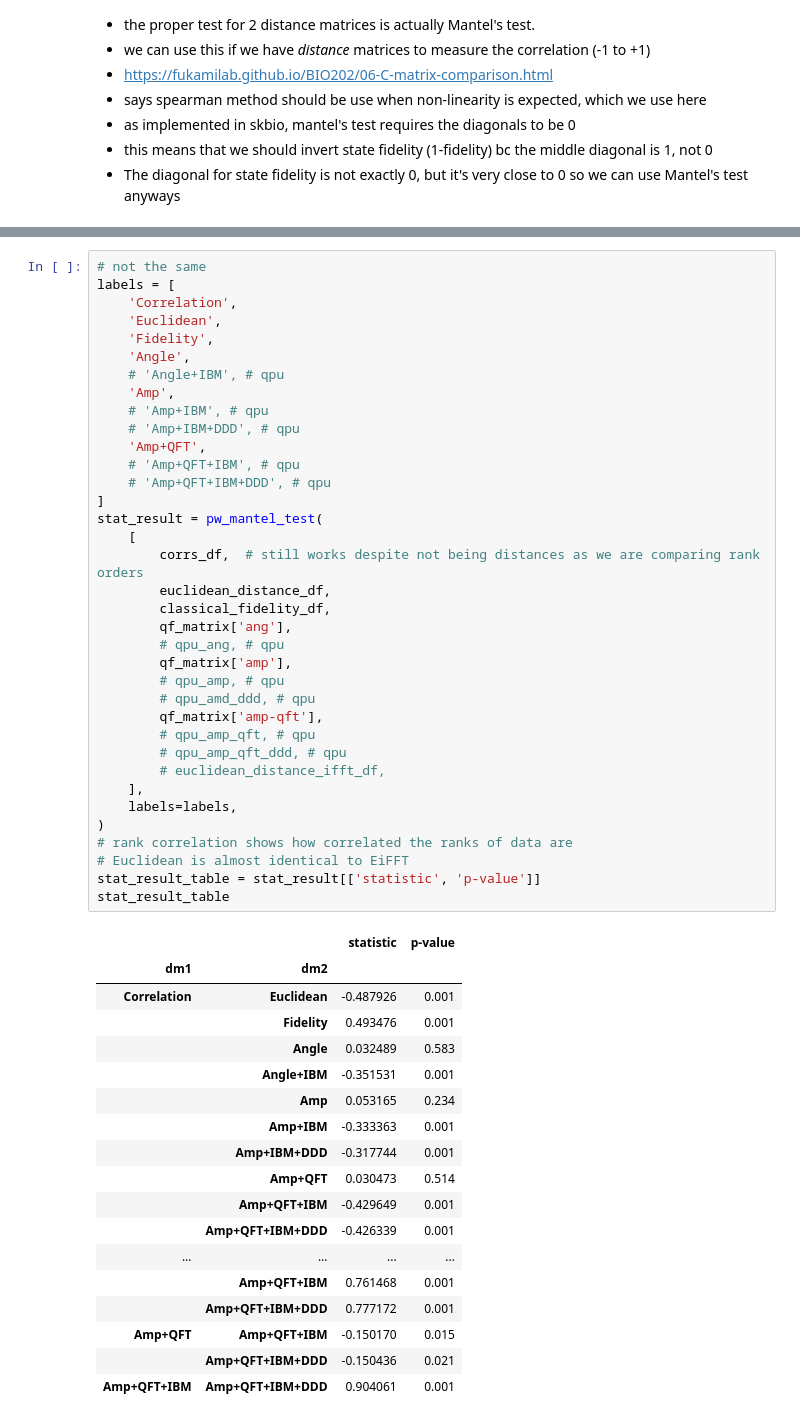
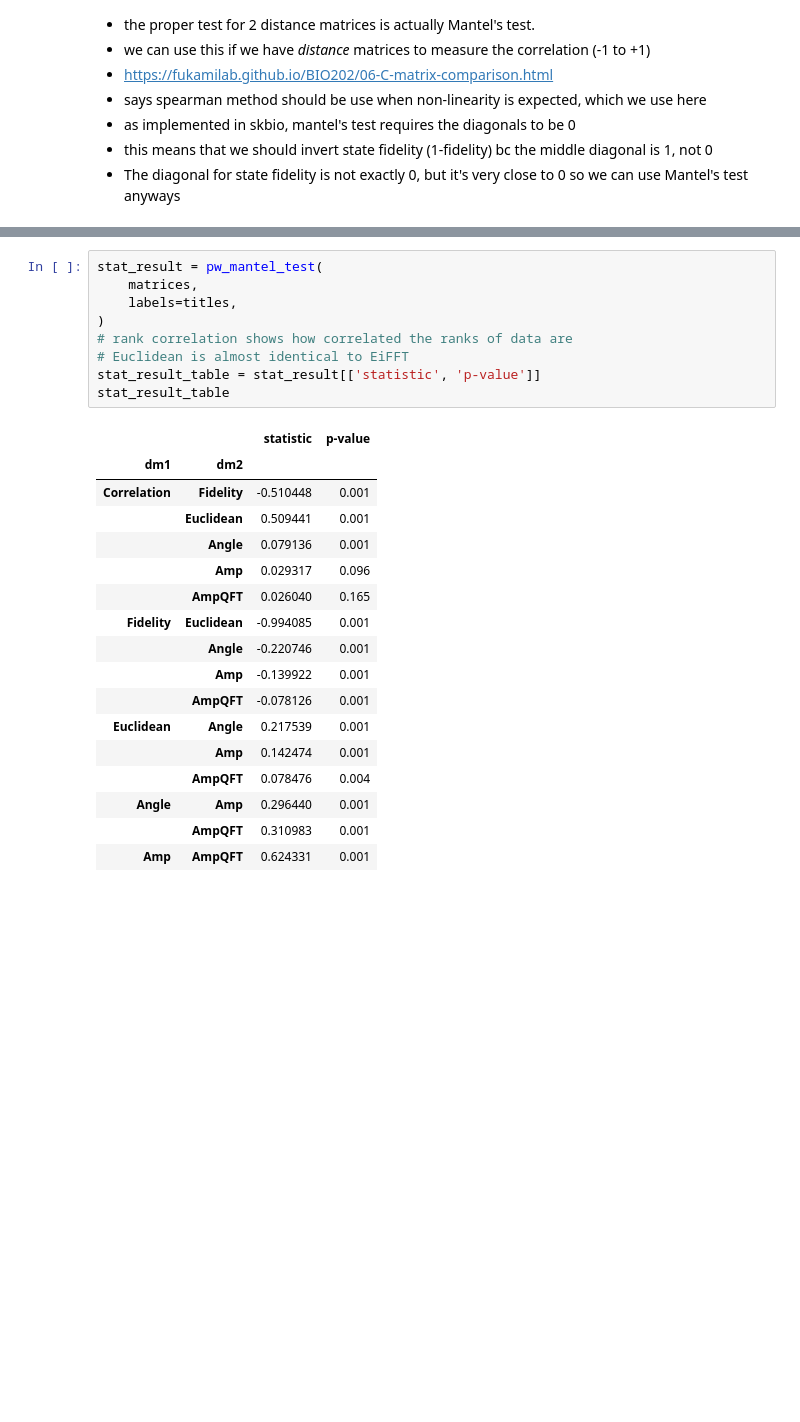
Before and after one commit to 0mWh/pqic-gic-quadrigems, a Jupyter notebook: notebooks/7_correlation_analysis.ipynb, the cells around one changed output, grey strips where cells are left out. Saved outputs shown, nothing was run; the diff lists cells and outputs as text; blank space fills up the shorter version.

```diff
--- a/notebooks/7_correlation_analysis.ipynb
+++ b/notebooks/7_correlation_analysis.ipynb
@@ -210,60 +200,32 @@ def pw_mantel_test(dfs, labels=None):
         np.fill_diagonal(d, 0)
     return pwmantel(dfs_np, method='spearman', labels=labels, seed=0)
 # %%
-# not the same
-labels = [
-    'Correlation',
-    'Euclidean',
-    'Fidelity',
-    'Angle',
-    # 'Angle+IBM', # qpu
-    'Amp',
-    # 'Amp+IBM', # qpu
-    # 'Amp+IBM+DDD', # qpu
-    'Amp+QFT',
-    # 'Amp+QFT+IBM', # qpu
-    # 'Amp+QFT+IBM+DDD', # qpu
-]
 stat_result = pw_mantel_test(
-    [
-        corrs_df,  # still works despite not being distances as we are comparing rank orders
-        euclidean_distance_df,
-        classical_fidelity_df,
-        qf_matrix['ang'],
-        # qpu_ang, # qpu
-        qf_matrix['amp'],
-        # qpu_amp, # qpu
-        # qpu_amd_ddd, # qpu
-        qf_matrix['amp-qft'],
-        # qpu_amp_qft, # qpu
-        # qpu_amp_qft_ddd, # qpu
-        # euclidean_distance_ifft_df,
-    ],
-    labels=labels,
+    matrices,
+    labels=titles,
 )
 # rank correlation shows how correlated the ranks of data are
 # Euclidean is almost identical to EiFFT
 stat_result_table = stat_result[['statistic', 'p-value']]
 stat_result_table
 # %% [output]
 |  |  | statistic | p-value |
 | dm1 | dm2 |  |  |
-| Correlation | Euclidean | -0.487926 | 0.001 |
-|  | Fidelity | 0.493476 | 0.001 |
-|  | Angle | 0.032489 | 0.583 |
-|  | Angle+IBM | -0.351531 | 0.001 |
-|  | Amp | 0.053165 | 0.234 |
-|  | Amp+IBM | -0.333363 | 0.001 |
-|  | Amp+IBM+DDD | -0.317744 | 0.001 |
-|  | Amp+QFT | 0.030473 | 0.514 |
-|  | Amp+QFT+IBM | -0.429649 | 0.001 |
-|  | Amp+QFT+IBM+DDD | -0.426339 | 0.001 |
-| ... | ... | ... | ... |
-|  | Amp+QFT+IBM | 0.761468 | 0.001 |
-|  | Amp+QFT+IBM+DDD | 0.777172 | 0.001 |
-| Amp+QFT | Amp+QFT+IBM | -0.150170 | 0.015 |
-|  | Amp+QFT+IBM+DDD | -0.150436 | 0.021 |
-| Amp+QFT+IBM | Amp+QFT+IBM+DDD | 0.904061 | 0.001 |
+| Correlation | Fidelity | -0.510448 | 0.001 |
+|  | Euclidean | 0.509441 | 0.001 |
+|  | Angle | 0.079136 | 0.001 |
+|  | Amp | 0.029317 | 0.096 |
+|  | AmpQFT | 0.026040 | 0.165 |
+| Fidelity | Euclidean | -0.994085 | 0.001 |
+|  | Angle | -0.220746 | 0.001 |
+|  | Amp | -0.139922 | 0.001 |
+|  | AmpQFT | -0.078126 | 0.001 |
+| Euclidean | Angle | 0.217539 | 0.001 |
+|  | Amp | 0.142474 | 0.001 |
+|  | AmpQFT | 0.078476 | 0.004 |
+| Angle | Amp | 0.296440 | 0.001 |
+|  | AmpQFT | 0.310983 | 0.001 |
+| Amp | AmpQFT | 0.624331 | 0.001 |
 # %%
 statistic_matrix = stat_result_table.reset_index().pivot_table(index='dm1', columns='dm2')['statistic']
 # sort rows by number of NaNs
```
Also changed, not shown: parts of 8 cells of this notebook, 3 other files.
